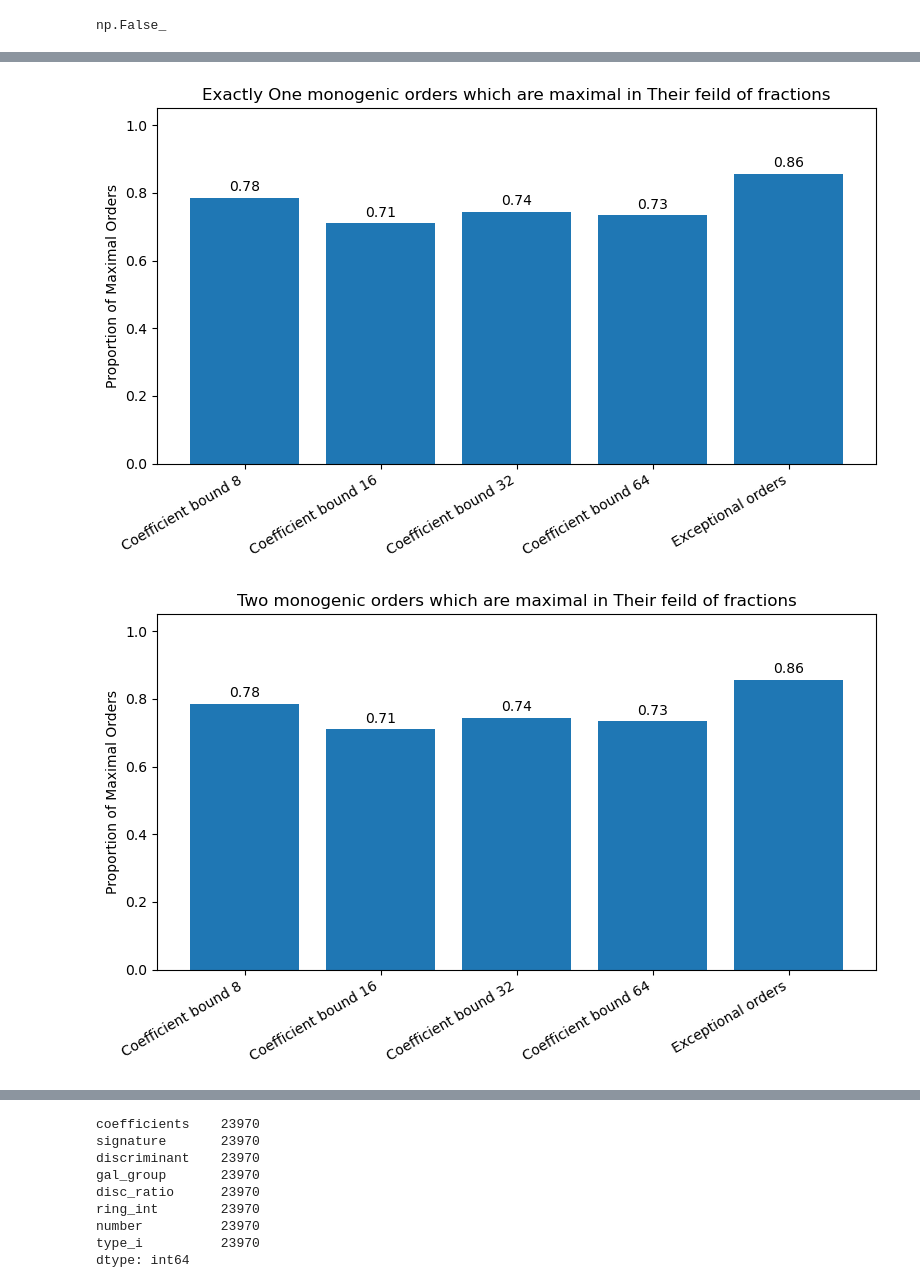
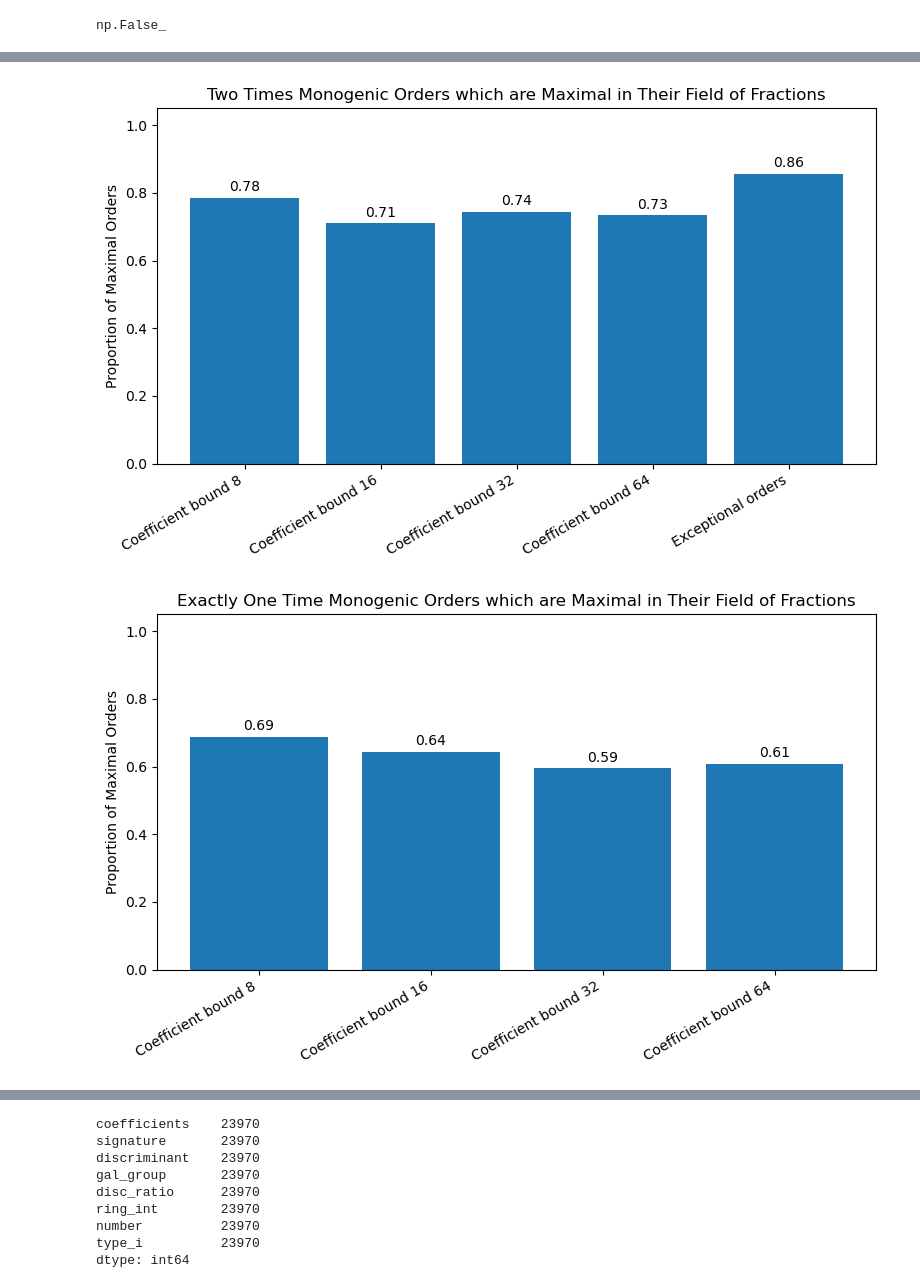
Before and after one commit to shumakerJ/Thesis_work, a Jupyter notebook: Monog_analsis.ipynb, the cells around one changed output, grey strips where cells are left out. Cells and saved outputs as stored; diff of their text form; code cells hidden in the pictures.

Commit message:
Modified Some Plots
Change the titles on several plots

```diff
--- a/Monog_analsis.ipynb
+++ b/Monog_analsis.ipynb
@@ -209,5 +194,0 @@ Name: count, dtype: int64
-# %%
-def ratio_one_proportion(df):
-    total = len(df)
-    count_ones = (df['disc_ratio'] == 1).sum()
-    return count_ones / total if total > 0 else 0
@@ -214,15 +200,19 @@ def ratio_one_proportion(df):
+# %%
+dfe= dfe.rename(columns={'is_OK': 'ring_int'})
 # %%
 def ratio_one_proportion(df):
     total = len(df)
-    count_ones = (df['disc_ratio'] == '1').sum()
+    count_ones = (df['ring_int'] == True).sum()
     return count_ones / total if total > 0 else 0
 
 # Combine DataFrames
-dfs = data_all_clean
+dfs = data_all_clean + [dfe]
 labels = ['Coefficient bound 8',
           'Coefficient bound 16',
           'Coefficient bound 32',
-          'Coefficient bound 64',]
+          'Coefficient bound 64',
+          'Exceptional orders']
+
 
 # Compute proportions
 proportions = [ratio_one_proportion(df) for df in dfs]
@@ -240,7 +230,7 @@ for i, val in enumerate(proportions):
 # Add labels and title
 plt.ylim(0, 1.05)
 plt.ylabel('Proportion of Maximal Orders')
-plt.title('One monogenic orders which are maximal in Their feild of fractions')
+plt.title('Monogenic Orders which are Maximal in Their Field of Fractions')
 plt.xticks(rotation=30, ha='right')  # optional: rotate for clarity
 plt.tight_layout()
 plt.show()
@@ -251,7 +241,7 @@ plt.show()
 
 def ratio_one_proportion(df):
     total = len(df)
-    count_ones = (df['disc_ratio'] == '1').sum()
+    count_ones = (df['ring_int'] == True).sum()
     return count_ones / total if total > 0 else 0
 
 # Combine DataFrames
@@ -278,46 +268,45 @@ for i, val in enumerate(proportions):
 # Add labels and title
 plt.ylim(0, 1.05)
 plt.ylabel('Proportion of Maximal Orders')
-plt.title('Exactly One monogenic orders which are maximal in Their feild of fractions')
+plt.title('Two Times Monogenic Orders which are Maximal in Their Field of Fractions')
 plt.xticks(rotation=30, ha='right')  # optional: rotate for clarity
 plt.tight_layout()
 plt.show()
 # %% [output]
-[figure, old version]
+[figure, new version]
 # %%
 
 def ring_int_proportion(df):
     total = len(df)
     count_ones = (df['ring_int'] == True).sum()
     return count_ones / total if total > 0 else 0
 
 # Combine DataFrames
-dfs = data_all_clean_2M + [dfe]
+dfs = data_all_clean_1M
 labels = ['Coefficient bound 8',
           'Coefficient bound 16',
           'Coefficient bound 32',
-          'Coefficient bound 64',
-          'Exceptional orders']
+          'Coefficient bound 64']
 
 # Compute proportions
 proportions = [ring_int_proportion(df) for df in dfs]
 
 # --- Plot ---
 plt.figure(figsize=(8, 5))  # Optional: control figure size
 
 # First draw the bars
 bars = plt.bar(labels, proportions)
 
 # Then annotate values above each bar
 for i, val in enumerate(proportions):
     plt.text(i, val + 0.02, f'{val:.2f}', ha='center')
 
 # Add labels and title
 plt.ylim(0, 1.05)
 plt.ylabel('Proportion of Maximal Orders')
-plt.title('Two monogenic orders which are maximal in Their feild of fractions')
+plt.title('Exactly One Time Monogenic Orders which are Maximal in Their Field of Fractions')
 plt.xticks(rotation=30, ha='right')  # optional: rotate for clarity
 plt.tight_layout()
 plt.show()
 # %% [output]
-[figure, old version]
+[figure, new version]
```
Also changed, not shown: parts of 6 cells of this notebook, 3 other files.
